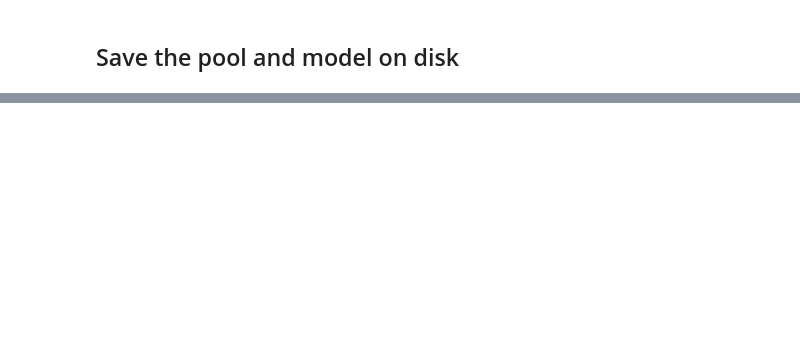
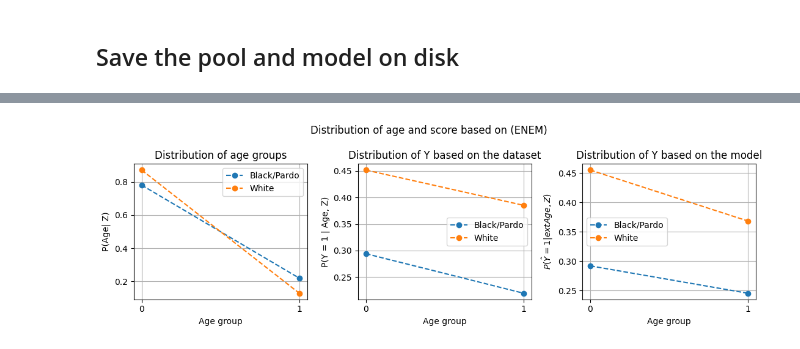
Before and after one commit to hiaac-finance/sellf, a Jupyter notebook: lending_experiment/enem.ipynb, the cells around one changed output, grey strips where cells are left out. Drawn from its saved outputs; the diff is of its cells as text; code cells hidden in the pictures; blank space fills up the shorter version.

```diff
--- a/lending_experiment/enem.ipynb
+++ b/lending_experiment/enem.ipynb
@@ -235,0 +359,12 @@ with open("data/enem_model.pkl", "wb") as f:
+# %%
+one_hot = OneHotEncoder(sparse_output=False)
+X_age = one_hot.fit_transform(X_age.values.reshape(-1, 1))
+one_hot = OneHotEncoder(
+    sparse_output=False, handle_unknown="infrequent_if_exist", min_frequency=0.1
+)
+# onehot encode only "columns_to_str"
+X_one_hot = one_hot.fit_transform(X[columns_to_one_hot])
+scaling = StandardScaler()
+X_scaled = scaling.fit_transform(X[["NU_NOTA_CN", "NU_NOTA_CH", "NU_NOTA_MT"]])
+# %%
+X = np.concatenate([X_one_hot, X_scaled], axis=1)
@@ -235,0 +404,8 @@ with open("data/enem_model.pkl", "wb") as f:
+# %%
+for i in range(2):
+    print(f"Group {i} probability:\t {np.mean(Z == i):.2f}")
+    print(
+        f"Group {i} accuracy:\t {accuracy_score(y_test[z_test == i], y_pred[z_test == i]):.2f}"
+    )
+    print(f"Group {i} positive rate:\t {np.mean(y_pred[z_test == i]):.2f}")
+    print("")
@@ -235,0 +420,61 @@ with open("data/enem_model.pkl", "wb") as f:
+# %%
+# bar plot of target grouped by "TP_COR_RACA"
+
+group_labels = ["Black/Pardo", "White"]
+
+fig, axs = plt.subplots(nrows=1, ncols=3, figsize=(11, 3.5))
+
+plt.suptitle("Distribution of age and score based on (ENEM)")
+
+for i in range(2):
+    group_counts = X_interaction[:, (nc * i) : (nc * (i + 1))]
+    group_counts = np.sum(group_counts, axis=0) / (Z == i).sum()
+    axs[0].plot(group_counts, linestyle="--", marker="o", label=group_labels[i])
+
+
+axs[0].set_ylabel("P(Age| Z)")
+
+
+for i in range(2):
+    p_y = np.zeros(nc)
+    for c in range(nc):
+        p_y[c] = np.mean(y[(Z == i) & (X_age[:, c] == 1)])
+
+    axs[1].plot(p_y, linestyle="--", marker="o", label=group_labels[i])
+
+axs[1].set_ylabel("P(Y = 1 | Age, Z)")
+axs[1].set_title("Distribution of Y based on the dataset")
+
+
+predictions = model.predict_proba(X_data)[:, 1]
+
+# calculate predictions per group and age
+for i in range(2):
+    p_y = np.zeros(nc)
+    for c in range(nc):
+        p_y[c] = np.mean(predictions[(Z == i) & (X_age[:, c] == 1)])
+
+    axs[2].plot(p_y, linestyle="--", marker="o", label=group_labels[i])
+
+# coef_groups = model.coef_[0][3:2*nc+3].reshape(2, nc)
+
+# for i in range(2):
+#    axs[2].plot(coef_groups[i], label=f"Group {i}", linestyle='--', marker="o")
+
+
+for i in range(3):
+    axs[i].set_xlabel("Age group")
+    axs[i].legend()
+
+axs[0].set_title("Distribution of age groups")
+axs[2].set_ylabel("$P(\hat Y = 1 | \text{Age}, Z)$")
+axs[2].set_title("Distribution of Y based on the model")
+
+for i in range(3):
+    axs[i].grid()
+    axs[i].set_xticks(range(nc))
+plt.tight_layout()
+#plt.savefig("figures/enem.pdf", bbox_inches="tight")
+plt.show()
+# %% [output]
+[figure, added]
```
Also changed, not shown: parts of 25 cells of this notebook, 3 other files.
